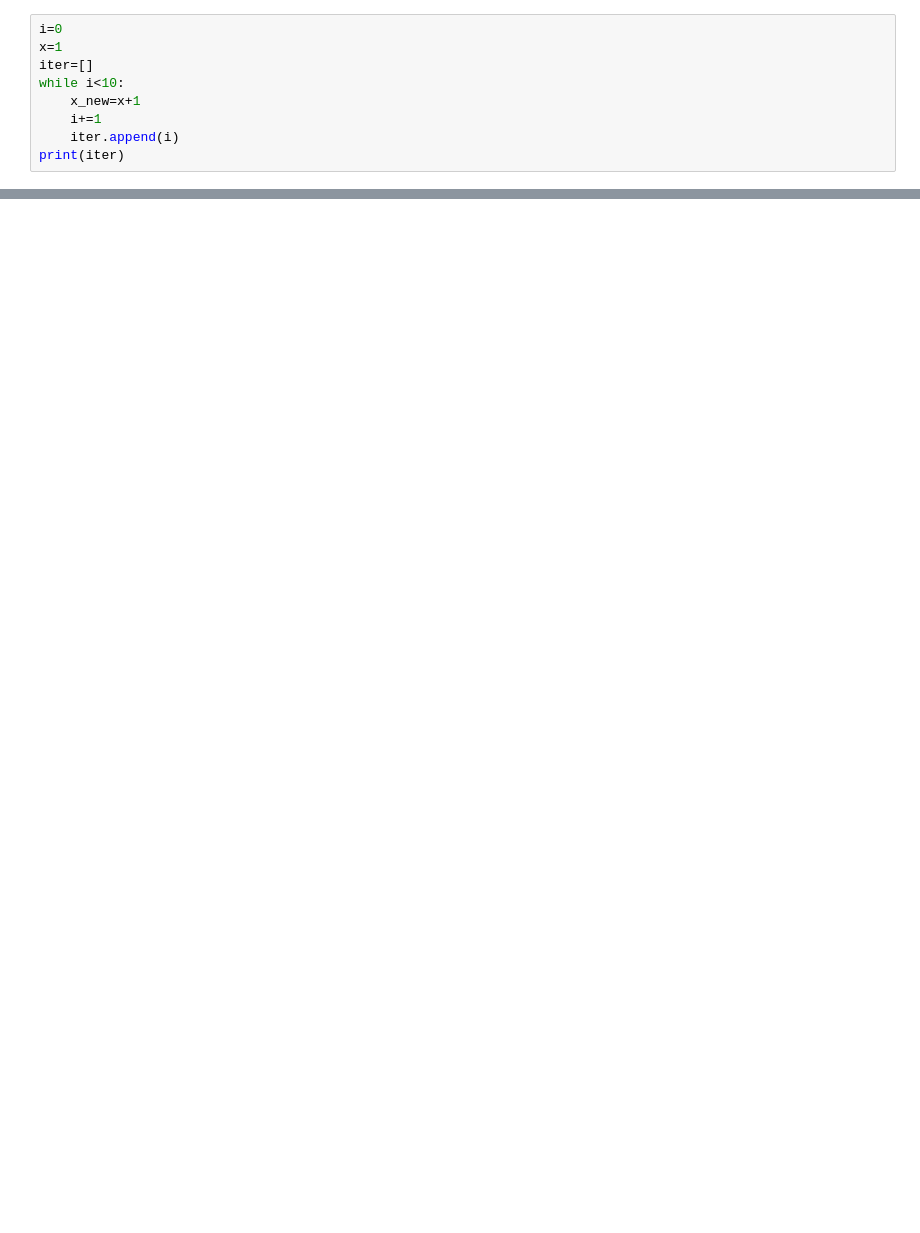
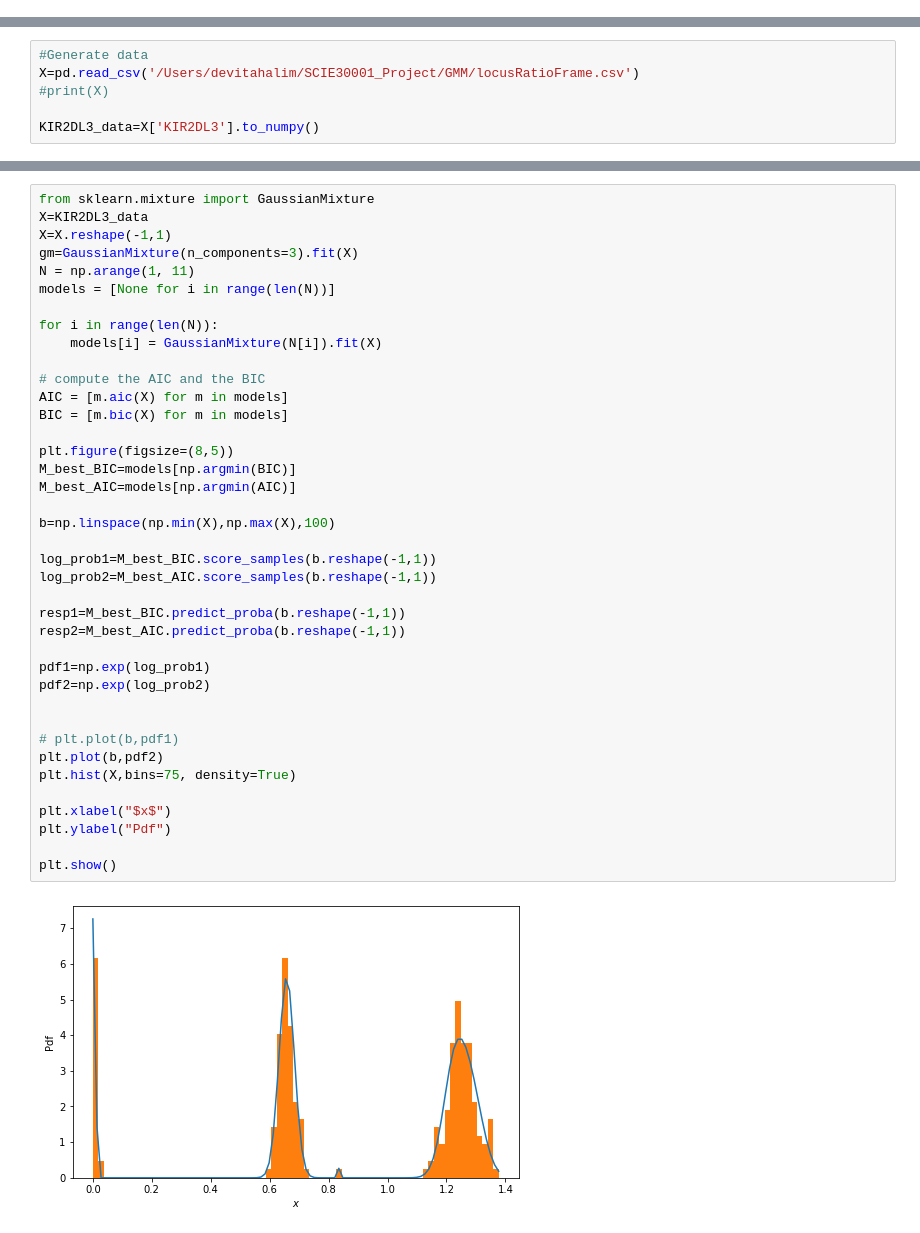
Before and after one commit to devitahalim/scie30001-project, a Jupyter notebook: testGMM.ipynb, the cells around one changed output, grey strips where cells are left out. Cells and saved outputs as stored; diff of their text form; blank space fills up the shorter version.

```diff
--- a/testGMM.ipynb
+++ b/testGMM.ipynb
@@ -7,9 +7,0 @@ from sklearn.mixture import GaussianMixture
-# %%
-i=0
-x=1
-iter=[]
-while i<10:
-    x_new=x+1
-    i+=1
-    iter.append(i)
-print(iter)
@@ -46,0 +65,6 @@ print(np.gradient(BIC))
+# %%
+#Generate data
+X=pd.read_csv('/Users/devitahalim/SCIE30001_Project/GMM/locusRatioFrame.csv')
+#print(X)
+
+KIR2DL3_data=X['KIR2DL3'].to_numpy()
@@ -46,0 +84,41 @@ print(np.gradient(BIC))
+# %%
+from sklearn.mixture import GaussianMixture
+X=KIR2DL3_data
+X=X.reshape(-1,1)
+gm=GaussianMixture(n_components=3).fit(X)
+N = np.arange(1, 11)
+models = [None for i in range(len(N))]
+
+for i in range(len(N)):
+    models[i] = GaussianMixture(N[i]).fit(X)
+
+# compute the AIC and the BIC
+AIC = [m.aic(X) for m in models]
+BIC = [m.bic(X) for m in models]
+
+plt.figure(figsize=(8,5))
+M_best_BIC=models[np.argmin(BIC)]
+M_best_AIC=models[np.argmin(AIC)]
+
+b=np.linspace(np.min(X),np.max(X),100)
+
+log_prob1=M_best_BIC.score_samples(b.reshape(-1,1))
+log_prob2=M_best_AIC.score_samples(b.reshape(-1,1))
+
+resp1=M_best_BIC.predict_proba(b.reshape(-1,1))
+resp2=M_best_AIC.predict_proba(b.reshape(-1,1))
+
+pdf1=np.exp(log_prob1)
+pdf2=np.exp(log_prob2)
+
+
+# plt.plot(b,pdf1)
+plt.plot(b,pdf2)
+plt.hist(X,bins=75, density=True)
+
+plt.xlabel("$x$")
+plt.ylabel("Pdf")
+
+plt.show()
+# %% [output]
+[figure, added]
```
Also changed, not shown: parts of 15 cells of this notebook, 6 other files.
